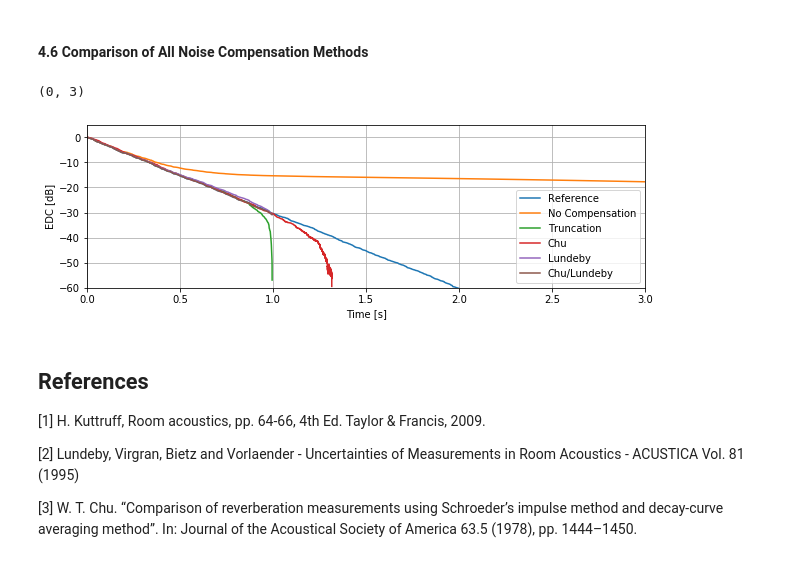
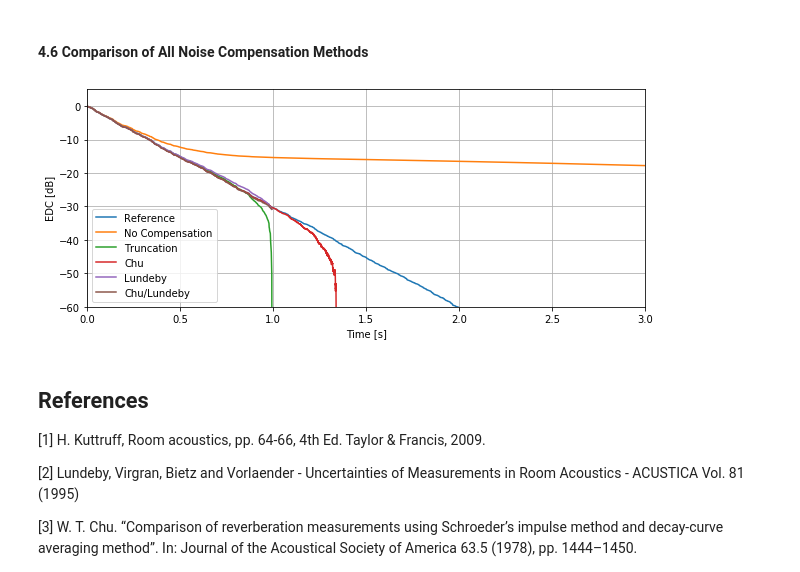
Before and after one commit to pyfar/pyrato, a Jupyter notebook: getting_started.ipynb, the cells around one changed output. Cells and saved outputs as stored; diff of their text form; code cells hidden in the pictures.

```diff
--- a/getting_started.ipynb
+++ b/getting_started.ipynb
@@ -59,7 +60,7 @@ plot_time(rir_1, sampling_rate, label='RIR')
 In order to demonstrate the provided energy decay curve noise handling methods, it is necessary to introduce some Gaussian noise on the channel.
 # %%
 psnr = 40
-rir_1_noise = rir_1 + 10**(-(psnr) / 20) * np.random.normal(0,1,rir_1.size)
+rir_1_noise = rir_1.copy() + 10**(-(psnr) / 20) * np.random.normal(0,1,rir_1.size)
 
 plt.figure(figsize=(10, 4))
 plot_time(rir_1_noise, sampling_rate, label='RIR + Noise')
@@ -76,9 +77,6 @@ The interval can be chosen as percentages of the RIR. The estimation interval `i
 # %%
 interval = [0.9, 1.]
 # %%
-psnr = 40
-rir_1_noise = rir_1 + 10**(-(psnr) / 20) * np.random.normal(0,1,rir_1.size)
-
 plt.figure(figsize=(10, 4))
 plot_time(rir_1_noise, sampling_rate, label='RIR')
 plt.axvline(time_vector[-1]*interval[0], color='red', label='Interval')
@@ -162,10 +190,11 @@ The RIR can be truncated to the intersection time $t_i$, where the decaying impu
 
 $$ E_\mathrm{Trunc}(t) = \int_t^{t_{i}} h^2(\tau) d\tau  $$
 # %%
-intersection_time, late_reveberation_time, noise_level = enh.intersection_time_lundeby(
+intersection_time, late_reveberation_time, noise_level_lundeby = \
+    enh.intersection_time_lundeby(
         rir_1_noise, sampling_rate=sampling_rate, freq='broadband', is_energy=False,
-        time_shift=False, channel_independent=False, plot=True)
+        time_shift=True, channel_independent=False, plot=True)
 
-output_string = "The estimated intersection time is {}s, the late reverberation time is {}s and the estimated noise is {}dB.".format(intersection_time, late_reveberation_time, 10*np.log10(np.abs(noise_level)))
+output_string = "The estimated intersection time is {}s, the late reverberation time is {}s and the estimated noise is {}dB.".format(intersection_time, late_reveberation_time, 10*np.log10(np.abs(noise_level_lundeby)))
 print(output_string)
 # %% [output]
@@ -203,4 +232,8 @@ edc_chu_man = enh.energy_decay_curve_chu(
         channel_independent=False, normalize=True, plot=False)
+# %%
+edc_chu_noise_lundeby = enh.energy_decay_curve_chu(
+        rir_1_noise, sampling_rate, freq='broadband', noise_level=noise_level_lundeby, is_energy=False, time_shift=True,
+        channel_independent=False, normalize=True, plot=False)
 # %%
 plt.figure(figsize=(10, 4))
 plot_time(edc_full_rir_compare, sampling_rate, log_prefix=10, label='Reference')
@@ -256,20 +290,19 @@ plt.xlim(0,3);
 # %% [markdown]
 #### 4.6 Comparison of All Noise Compensation Methods
 # %%
-plt.figure(figsize=(10, 3))
+plt.figure(figsize=(10, 4))
 plot_time(edc_full_rir_compare, sampling_rate, log_prefix=10, label='Reference')
 plot_time(edc_full_rir, sampling_rate, log_prefix=10, label='No Compensation')
 plot_time(edc_truncation, sampling_rate, log_prefix=10, label='Truncation')
-plot_time(edc_chu_man, sampling_rate, log_prefix=10, label='Chu')
+plot_time(edc_chu_noise_lundeby, sampling_rate, log_prefix=10, label='Chu')
 plot_time(edc_lundeby, sampling_rate, log_prefix=10, label='Lundeby')
 plot_time(edc_chu_lundeby, sampling_rate, log_prefix=10, label='Chu/Lundeby')
 plt.xlabel('Time [s]')
 plt.ylabel('EDC [dB]')
 plt.ylim(-60)
-plt.xlim(0,3)
+plt.xlim(0,3);
 # %% [output]
-(0, 3)
-[figure, old version]
+[figure, new version]
 # %% [markdown]
 ## References
 [1] H. Kuttruff, Room acoustics, pp. 64-66, 4th Ed. Taylor & Francis, 2009.
```
Also changed, not shown: parts of 10 cells of this notebook, 2 other files.
